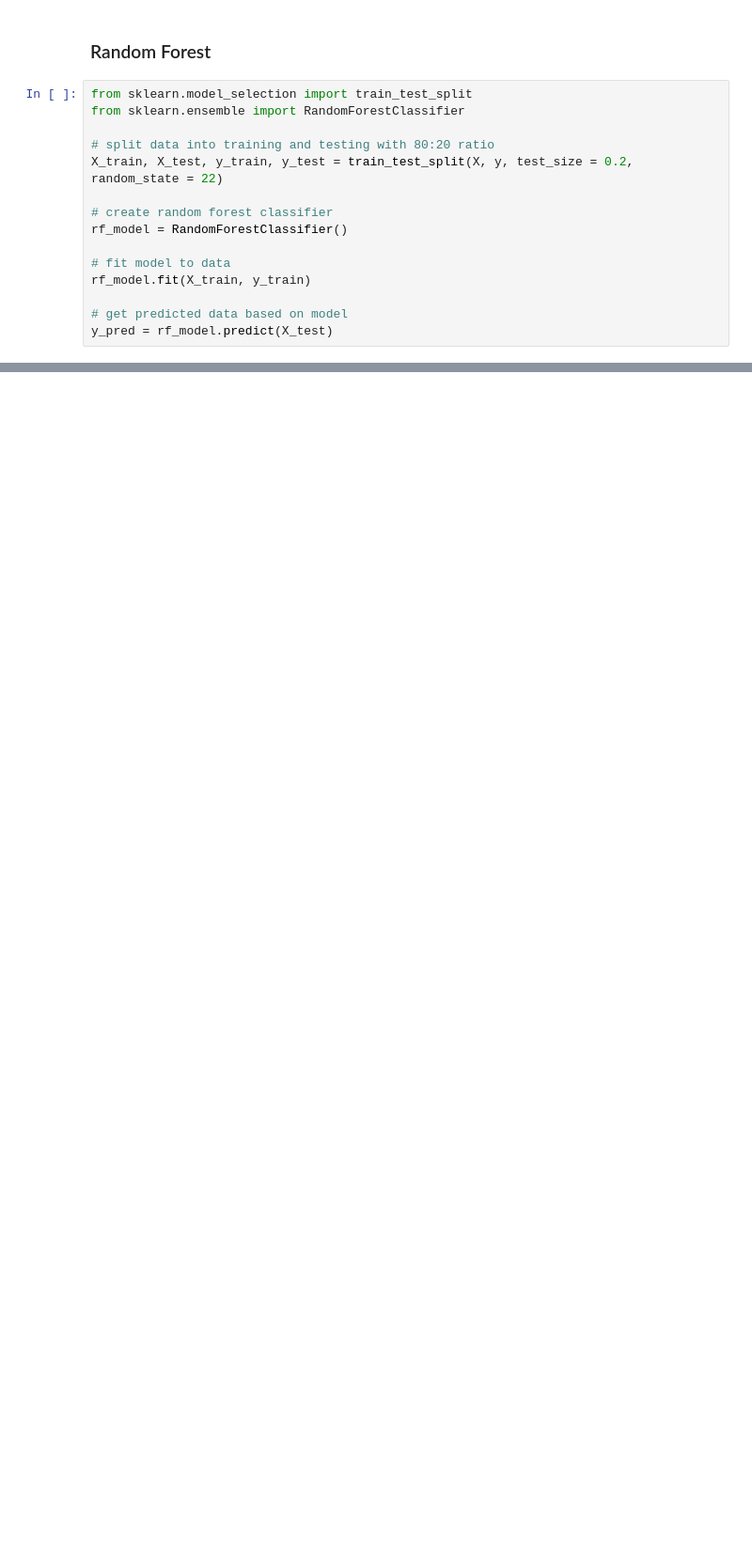
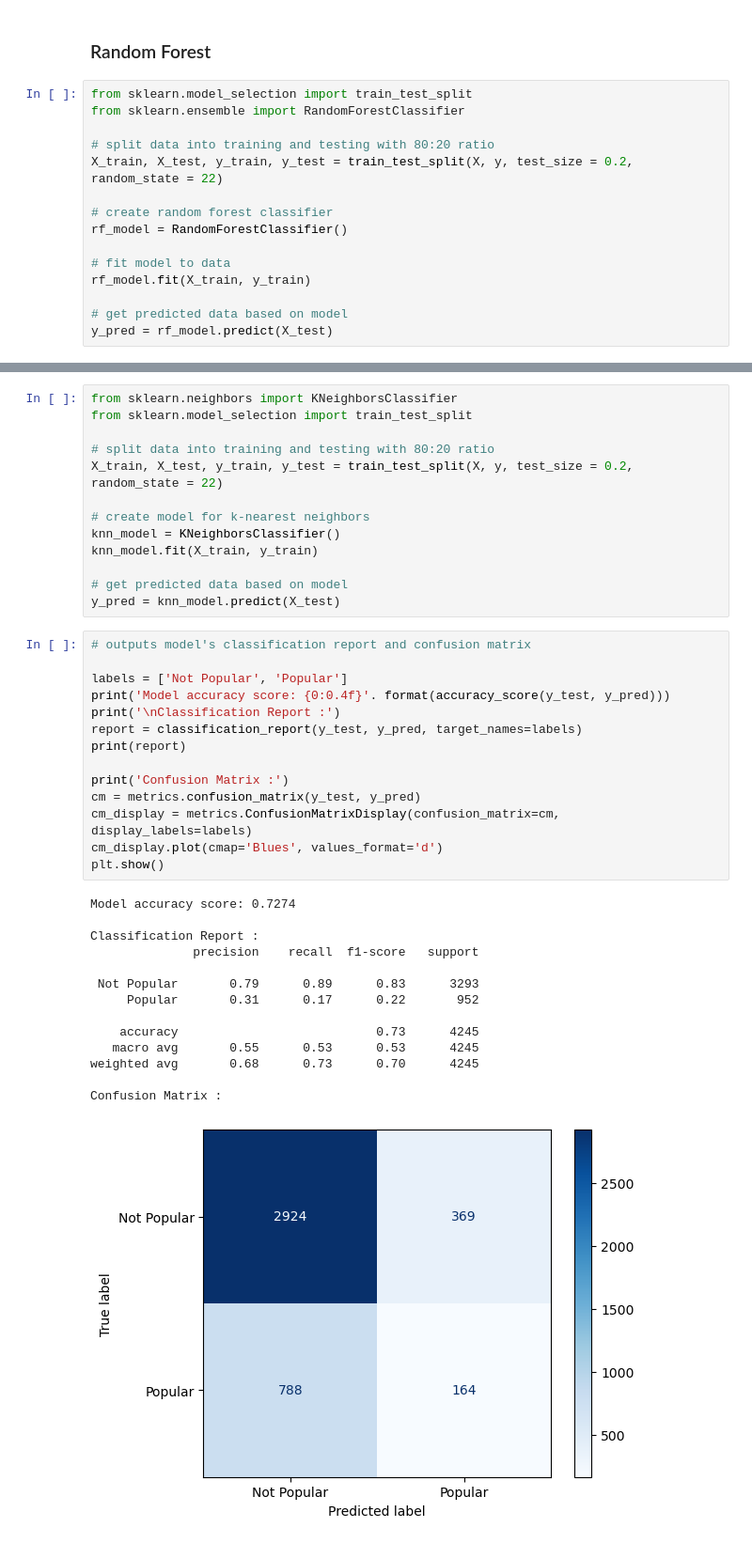
Before and after one commit to xiaolin-m/ECS171_BopOrFlop, a Jupyter notebook: data_preprocessing_and_models.ipynb, the cells around one changed output, grey strips where cells are left out. Shown at 94% size. Saved outputs shown, nothing was run; the diff lists cells and outputs as text; blank space fills up the shorter version.

```diff
--- a/data_preprocessing_and_models.ipynb
+++ b/data_preprocessing_and_models.ipynb
@@ -254,0 +210,42 @@ weighted avg       0.61      0.62      0.60      4245
+# %%
+from sklearn.neighbors import KNeighborsClassifier
+from sklearn.model_selection import train_test_split
+
+# split data into training and testing with 80:20 ratio
+X_train, X_test, y_train, y_test = train_test_split(X, y, test_size = 0.2, random_state = 22)
+
+# create model for k-nearest neighbors
+knn_model = KNeighborsClassifier()
+knn_model.fit(X_train, y_train)
+
+# get predicted data based on model
+y_pred = knn_model.predict(X_test)
+# %%
+# outputs model's classification report and confusion matrix
+
+labels = ['Not Popular', 'Popular']
+print('Model accuracy score: {0:0.4f}'. format(accuracy_score(y_test, y_pred)))
+print('\nClassification Report :')
+report = classification_report(y_test, y_pred, target_names=labels)
+print(report)
+
+print('Confusion Matrix :')
+cm = metrics.confusion_matrix(y_test, y_pred)
+cm_display = metrics.ConfusionMatrixDisplay(confusion_matrix=cm, display_labels=labels)
+cm_display.plot(cmap='Blues', values_format='d')
+plt.show()
+# %% [output]
+Model accuracy score: 0.7274
+
+Classification Report :
+              precision    recall  f1-score   support
+
+ Not Popular       0.79      0.89      0.83      3293
+     Popular       0.31      0.17      0.22       952
+
+    accuracy                           0.73      4245
+   macro avg       0.55      0.53      0.53      4245
+weighted avg       0.68      0.73      0.70      4245
+
+Confusion Matrix :
+[figure, added]
```
Also changed, not shown: parts of 15 cells of this notebook.
